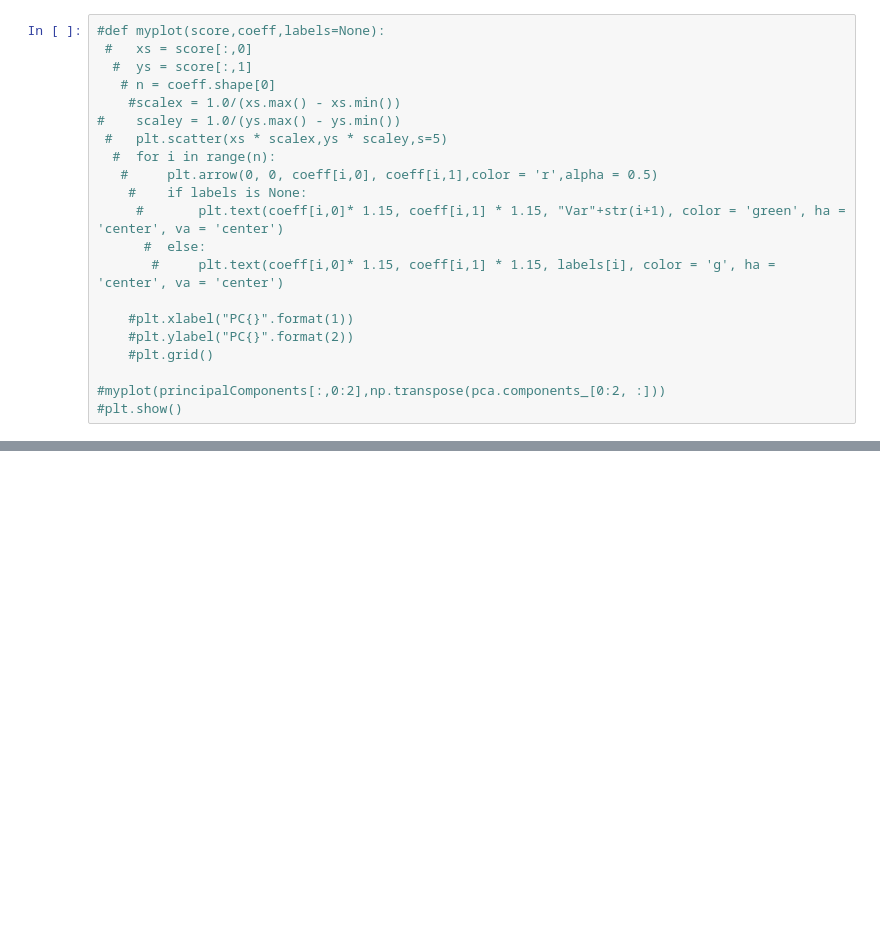
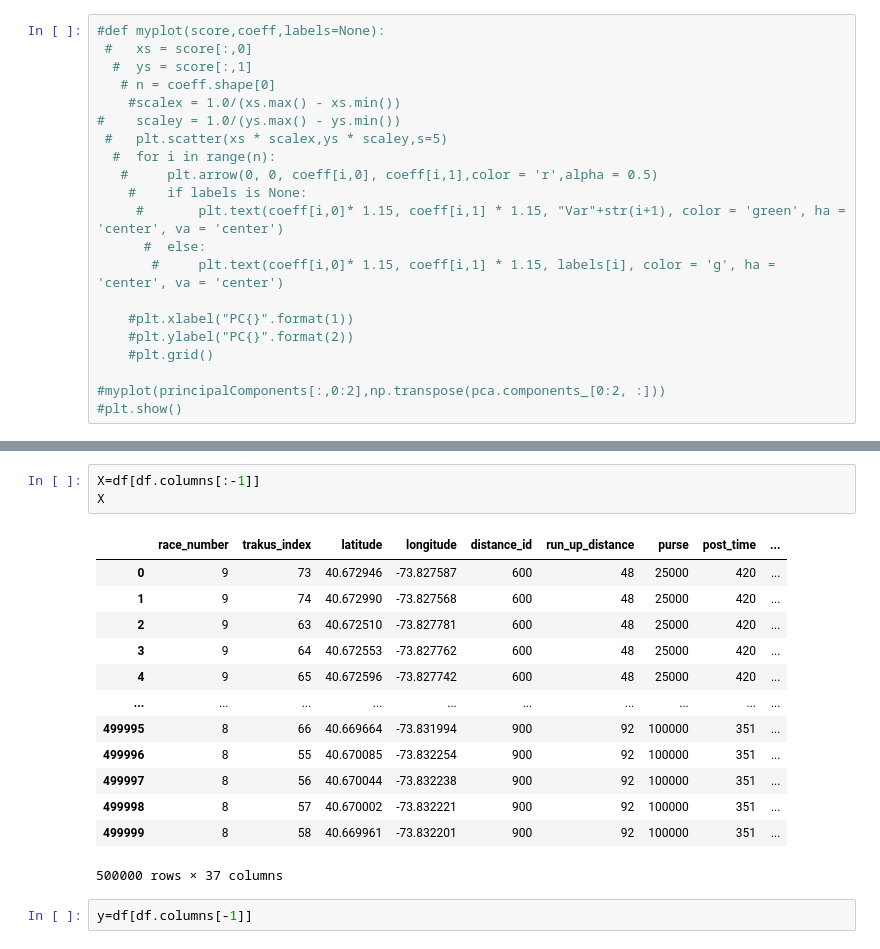
Before and after one commit to satishgc227/Derby-project, a Jupyter notebook: Kmeans,PCA.ipynb, the cells around one changed output, grey strips where cells are left out. Saved outputs shown, nothing was run; the diff lists cells and outputs as text; blank space fills up the shorter version.

```diff
--- a/Kmeans,PCA.ipynb
+++ b/Kmeans,PCA.ipynb
@@ -232,0 +299,19 @@ y.shape
+# %%
+X=df[df.columns[:-1]]
+X
+# %% [output]
+|  | race_number | trakus_index | latitude | longitude | distance_id | run_up_distance | purse | post_time | ... |
+| 0 | 9 | 73 | 40.672946 | -73.827587 | 600 | 48 | 25000 | 420 | ... |
+| 1 | 9 | 74 | 40.672990 | -73.827568 | 600 | 48 | 25000 | 420 | ... |
+| 2 | 9 | 63 | 40.672510 | -73.827781 | 600 | 48 | 25000 | 420 | ... |
+| 3 | 9 | 64 | 40.672553 | -73.827762 | 600 | 48 | 25000 | 420 | ... |
+| 4 | 9 | 65 | 40.672596 | -73.827742 | 600 | 48 | 25000 | 420 | ... |
+| ... | ... | ... | ... | ... | ... | ... | ... | ... | ... |
+| 499995 | 8 | 66 | 40.669664 | -73.831994 | 900 | 92 | 100000 | 351 | ... |
+| 499996 | 8 | 55 | 40.670085 | -73.832254 | 900 | 92 | 100000 | 351 | ... |
+| 499997 | 8 | 56 | 40.670044 | -73.832238 | 900 | 92 | 100000 | 351 | ... |
+| 499998 | 8 | 57 | 40.670002 | -73.832221 | 900 | 92 | 100000 | 351 | ... |
+| 499999 | 8 | 58 | 40.669961 | -73.832201 | 900 | 92 | 100000 | 351 | ... |
+500000 rows × 37 columns
+# %%
+y=df[df.columns[-1]]
```
Also changed, not shown: parts of 15 cells of this notebook.
